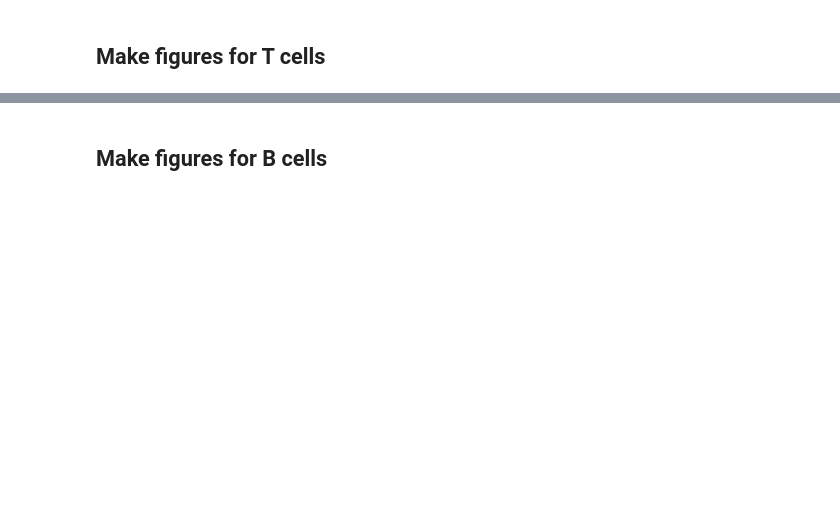
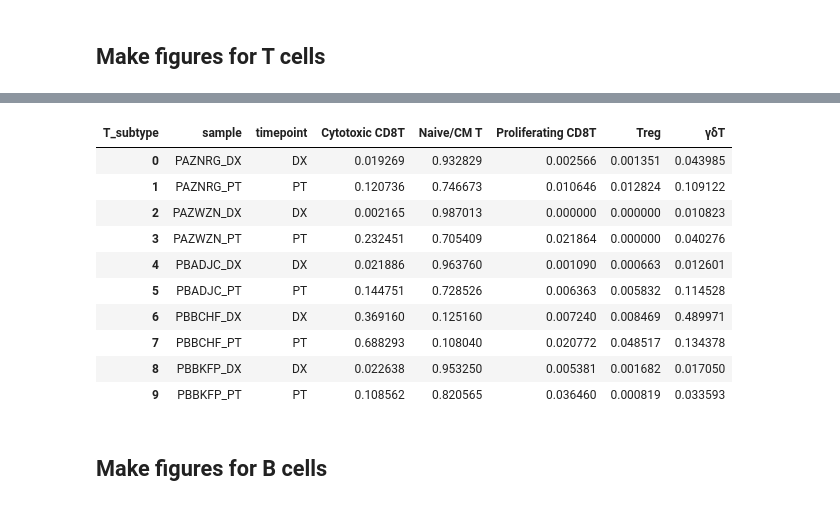
Before and after one commit to pughlab/neuroblastoma_spatial_tcr, a Jupyter notebook: scripts/2.subcluster_and_visualize_metadata.ipynb, the cells around one changed output, grey strips where cells are left out. Cells and saved outputs as stored; diff of their text form; code cells hidden in the pictures; blank space fills up the shorter version.

```diff
--- a/scripts/2.subcluster_and_visualize_metadata.ipynb
+++ b/scripts/2.subcluster_and_visualize_metadata.ipynb
@@ -950,3 +1009,37 @@ plt.show()
 # %%
 # Save composition table
 df.to_csv(f"{outdir}fig2d_T_composition_counts.csv", index=True)
+# %%
+# Visualize T cell proportion across timepoints for each patient
+tbl = (
+    adata_T.obs
+    .groupby(["sample", "timepoint", "T_subtype"])
+    .size()
+    .reset_index(name="count")
+)
+
+tbl["prop"] = tbl.groupby(["sample", "timepoint"])["count"].transform(lambda x: x / x.sum())
+
+prop_wide = (
+    tbl.pivot_table(
+        index=["sample", "timepoint"],
+        columns="T_subtype",
+        values="prop",
+        fill_value=0
+    )
+    .reset_index()
+)
+
+prop_wide
+# %% [output]
+| T_subtype | sample | timepoint | Cytotoxic CD8T | Naive/CM T | Proliferating CD8T | Treg | γδT |
+| 0 | PAZNRG_DX | DX | 0.019269 | 0.932829 | 0.002566 | 0.001351 | 0.043985 |
+| 1 | PAZNRG_PT | PT | 0.120736 | 0.746673 | 0.010646 | 0.012824 | 0.109122 |
+| 2 | PAZWZN_DX | DX | 0.002165 | 0.987013 | 0.000000 | 0.000000 | 0.010823 |
+| 3 | PAZWZN_PT | PT | 0.232451 | 0.705409 | 0.021864 | 0.000000 | 0.040276 |
+| 4 | PBADJC_DX | DX | 0.021886 | 0.963760 | 0.001090 | 0.000663 | 0.012601 |
+| 5 | PBADJC_PT | PT | 0.144751 | 0.728526 | 0.006363 | 0.005832 | 0.114528 |
+| 6 | PBBCHF_DX | DX | 0.369160 | 0.125160 | 0.007240 | 0.008469 | 0.489971 |
+| 7 | PBBCHF_PT | PT | 0.688293 | 0.108040 | 0.020772 | 0.048517 | 0.134378 |
+| 8 | PBBKFP_DX | DX | 0.022638 | 0.953250 | 0.005381 | 0.001682 | 0.017050 |
+| 9 | PBBKFP_PT | PT | 0.108562 | 0.820565 | 0.036460 | 0.000819 | 0.033593 |
```
Also changed, not shown: parts of 20 cells of this notebook, 24 other files.
